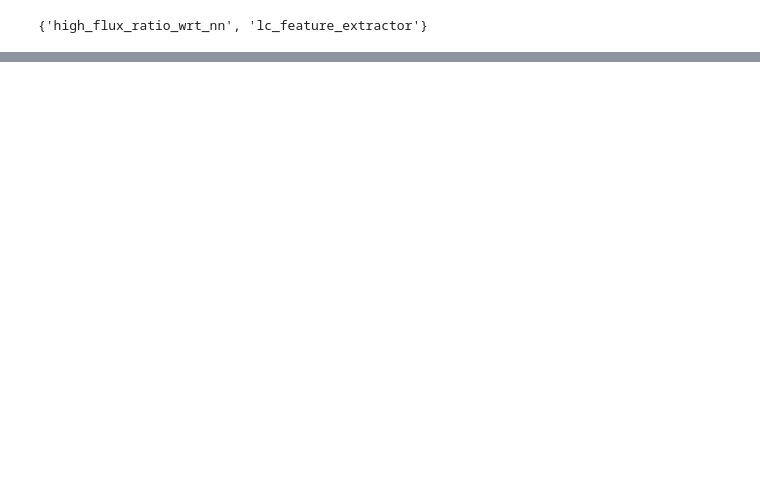
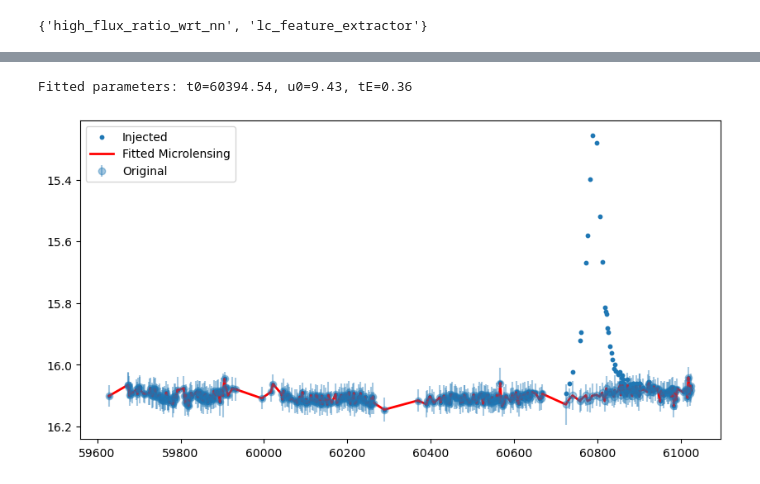
Before and after one commit to LSST-TVSSC/microlensing, a Jupyter notebook: antares_filter/microlensing_filter.ipynb, the cells around one changed output, grey strips where cells are left out. Drawn from its saved outputs; the diff is of its cells as text; code cells hidden in the pictures; blank space fills up the shorter version.

```diff
--- a/antares_filter/microlensing_filter.ipynb
+++ b/antares_filter/microlensing_filter.ipynb
@@ -588,0 +664,30 @@ np.mean(ts)
+# %%
+from scipy.optimize import curve_fit
+
+def microlensing_model(t, t0, u0, tE):
+    u = np.sqrt(u0**2 + ((t - t0)/tE)**2)
+    A = (u**2 + 2) / (u * np.sqrt(u**2 + 4))
+    return -2.5 * np.log10(10**(-0.4 * mags) * A)
+
+
+p0 = [np.median(times), 0.1, 20]
+
+
+params, cov = curve_fit(microlensing_model, times, mags_injected, p0=p0)
+
+print("Fitted parameters: t0={:.2f}, u0={:.2f}, tE={:.2f}".format(*params))
+# %% [output]
+Fitted parameters: t0=60394.54, u0=9.43, tE=0.36
+# %%
+# Evaluate fitted model
+fitted_line = microlensing_model(times, *params)
+
+plt.figure(figsize=(10,5))
+plt.errorbar(times, mags, yerr=errors, fmt='o', alpha=0.4, label="Original")
+plt.scatter(times, mags_injected, s=10, label="Injected")
+plt.plot(times, fitted_line, color='red', lw=2, label="Fitted Microlensing")
+plt.gca().invert_yaxis()
+plt.legend()
+plt.show()
+# %% [output]
+[figure, added]
```
Also changed, not shown: parts of 23 cells of this notebook, 1 other file.
